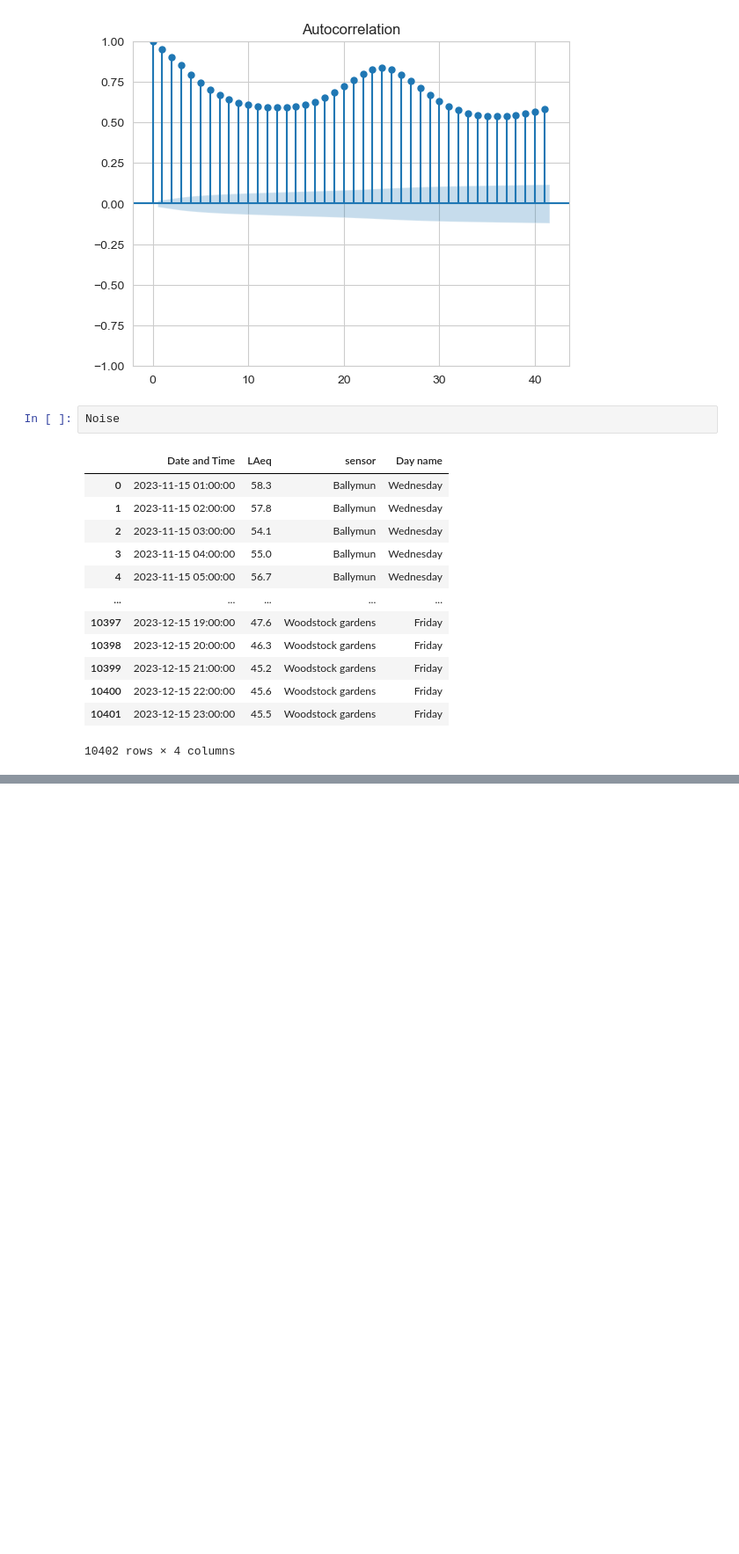
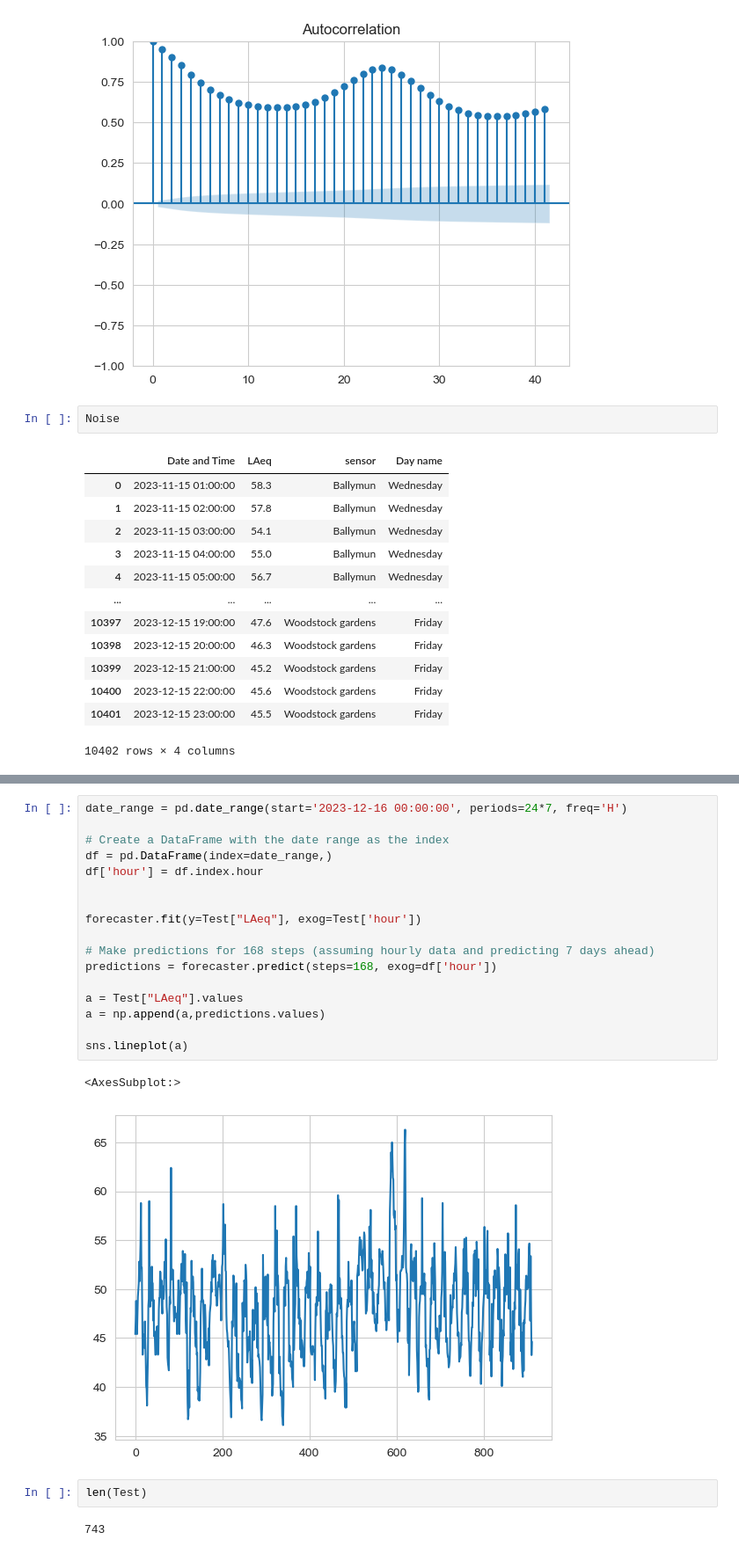
Before and after one commit to alexCCTcollege/Capstone, a Jupyter notebook: Transform.ipynb, the cells around one changed output, grey strips where cells are left out. Shown at 88% size. Drawn from its saved outputs; the diff is of its cells as text; blank space fills up the shorter version.

```diff
--- a/Transform.ipynb
+++ b/Transform.ipynb
@@ -1036,0 +1025,24 @@ plt.show()
+# %%
+date_range = pd.date_range(start='2023-12-16 00:00:00', periods=24*7, freq='H')
+
+# Create a DataFrame with the date range as the index
+df = pd.DataFrame(index=date_range,)
+df['hour'] = df.index.hour
+
+
+forecaster.fit(y=Test["LAeq"], exog=Test['hour'])
+
+# Make predictions for 168 steps (assuming hourly data and predicting 7 days ahead)
+predictions = forecaster.predict(steps=168, exog=df['hour'])
+
+a = Test["LAeq"].values
+a = np.append(a,predictions.values)
+
+sns.lineplot(a)
+# %% [output]
+<AxesSubplot:>
+[figure, added]
+# %%
+len(Test)
+# %% [output]
+743
```
Also changed, not shown: parts of 6 cells of this notebook.
